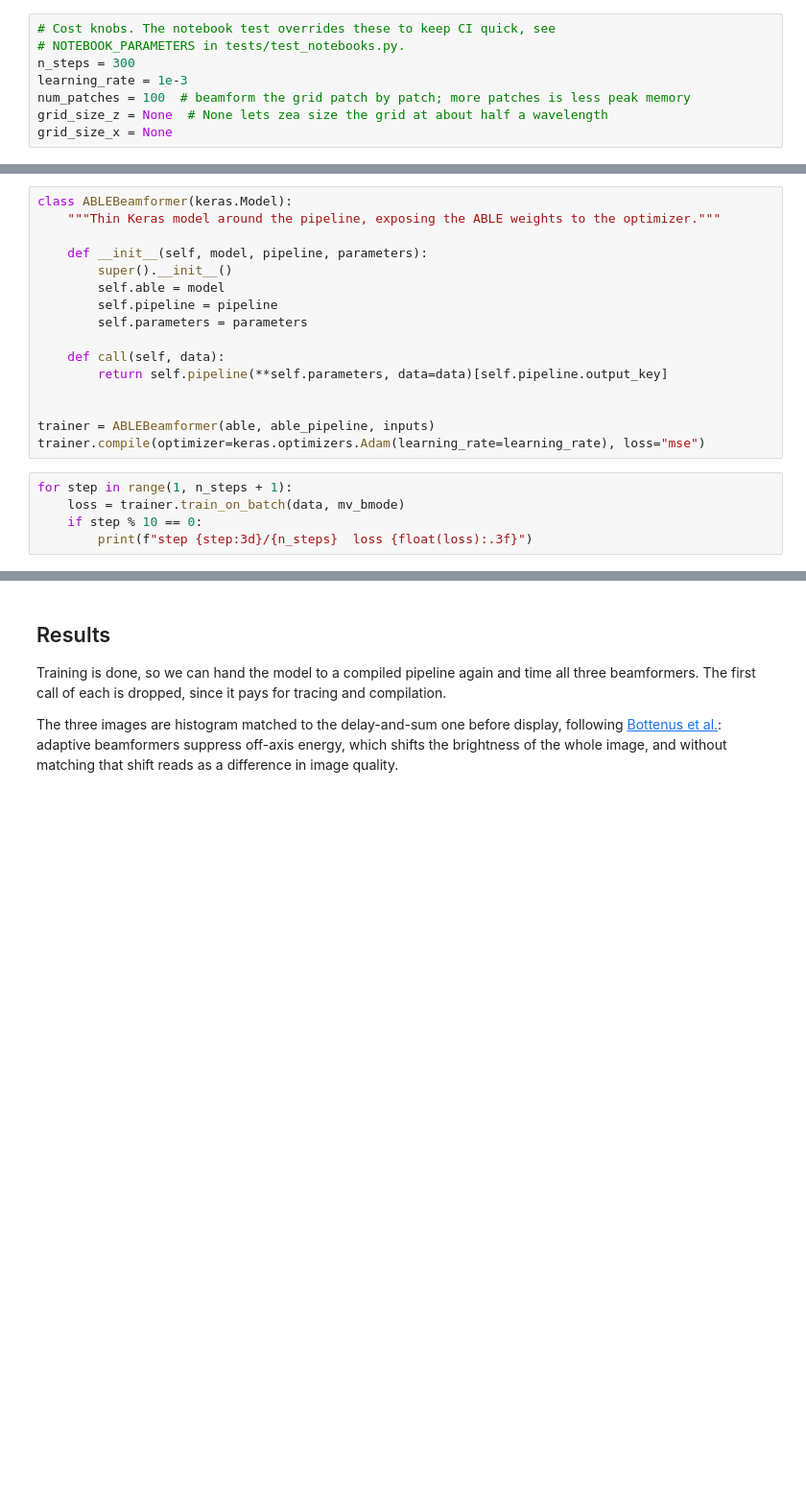
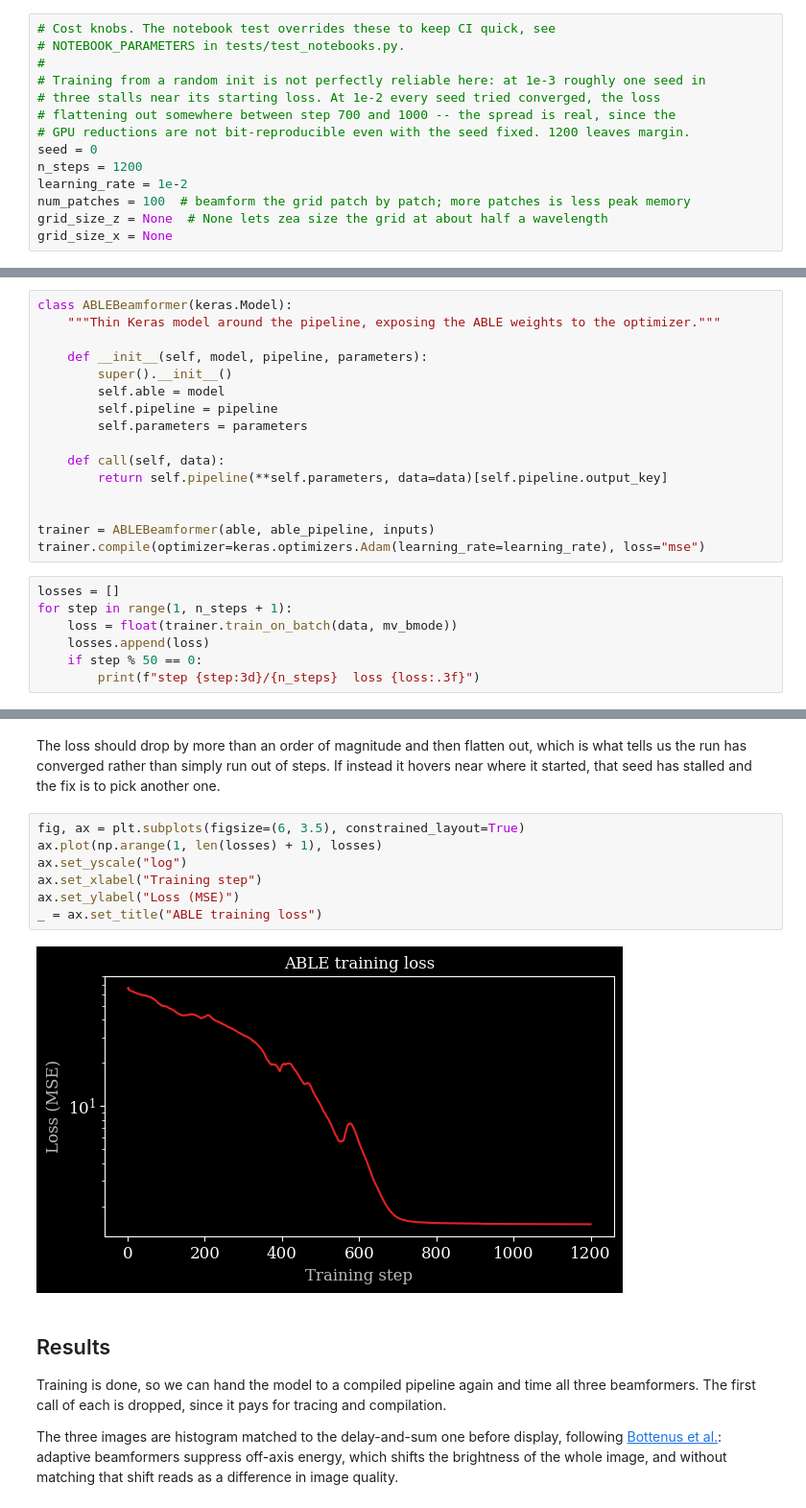
Before and after one commit to tue-bmd/zea, a Jupyter notebook: docs/source/notebooks/models/adaptive_beamforming_by_deep_learning.ipynb, the cells around one changed output, grey strips where cells are left out. Shown at 96% size. Drawn from its saved outputs; the diff is of its cells as text; blank space fills up the shorter version.

```diff
--- a/docs/source/notebooks/models/adaptive_beamforming_by_deep_learning.ipynb
+++ b/docs/source/notebooks/models/adaptive_beamforming_by_deep_learning.ipynb
@@ -45,8 +47,14 @@ set_mpl_style()
 # %%
 # Cost knobs. The notebook test overrides these to keep CI quick, see
 # NOTEBOOK_PARAMETERS in tests/test_notebooks.py.
-n_steps = 300
-learning_rate = 1e-3
+#
+# Training from a random init is not perfectly reliable here: at 1e-3 roughly one seed in
+# three stalls near its starting loss. At 1e-2 every seed tried converged, the loss
+# flattening out somewhere between step 700 and 1000 -- the spread is real, since the
+# GPU reductions are not bit-reproducible even with the seed fixed. 1200 leaves margin.
+seed = 0
+n_steps = 1200
+learning_rate = 1e-2
 num_patches = 100  # beamform the grid patch by patch; more patches is less peak memory
 grid_size_z = None  # None lets zea size the grid at about half a wavelength
 grid_size_x = None
@@ -175,7 +208,9 @@ class ABLEBeamformer(keras.Model):
 trainer = ABLEBeamformer(able, able_pipeline, inputs)
 trainer.compile(optimizer=keras.optimizers.Adam(learning_rate=learning_rate), loss="mse")
 # %%
+losses = []
 for step in range(1, n_steps + 1):
-    loss = trainer.train_on_batch(data, mv_bmode)
-    if step % 10 == 0:
-        print(f"step {step:3d}/{n_steps}  loss {float(loss):.3f}")
+    loss = float(trainer.train_on_batch(data, mv_bmode))
+    losses.append(loss)
+    if step % 50 == 0:
+        print(f"step {step:3d}/{n_steps}  loss {loss:.3f}")
@@ -182,3 +235,14 @@ for step in range(1, n_steps + 1):
+# %% [markdown]
+The loss should drop by more than an order of magnitude and then flatten out, which is what tells us the run has converged rather than simply run out of steps. If instead it hovers near where it started, that seed has stalled and the fix is to pick another one.
+# %%
+fig, ax = plt.subplots(figsize=(6, 3.5), constrained_layout=True)
+ax.plot(np.arange(1, len(losses) + 1), losses)
+ax.set_yscale("log")
+ax.set_xlabel("Training step")
+ax.set_ylabel("Loss (MSE)")
+_ = ax.set_title("ABLE training loss")
+# %% [output]
+[figure, added]
 # %% [markdown]
 ## Results
 
```
Also changed, not shown: parts of 6 cells of this notebook.
